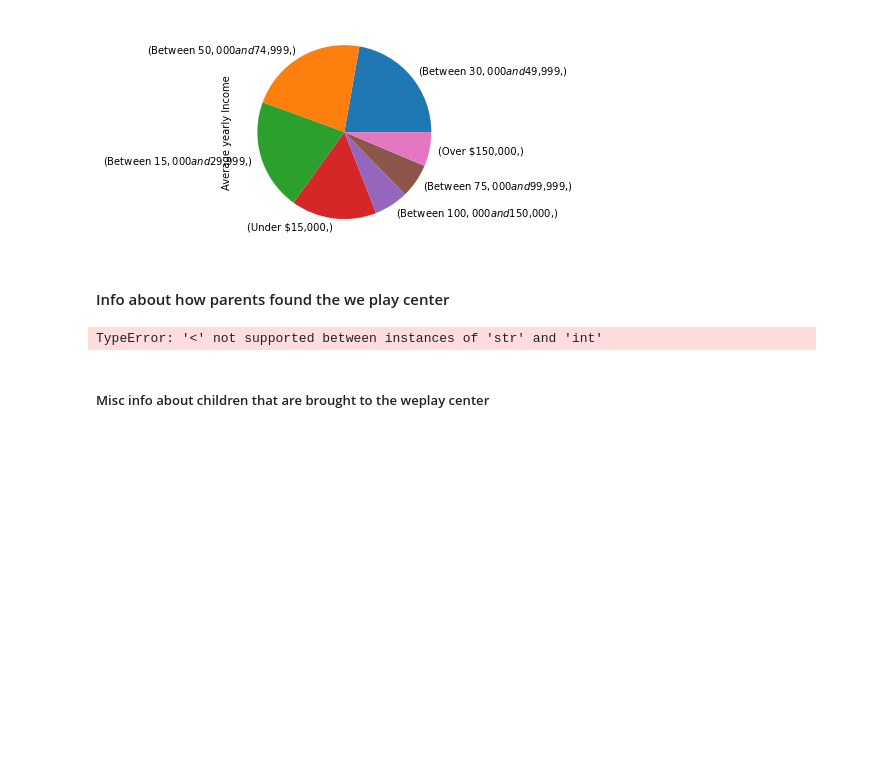
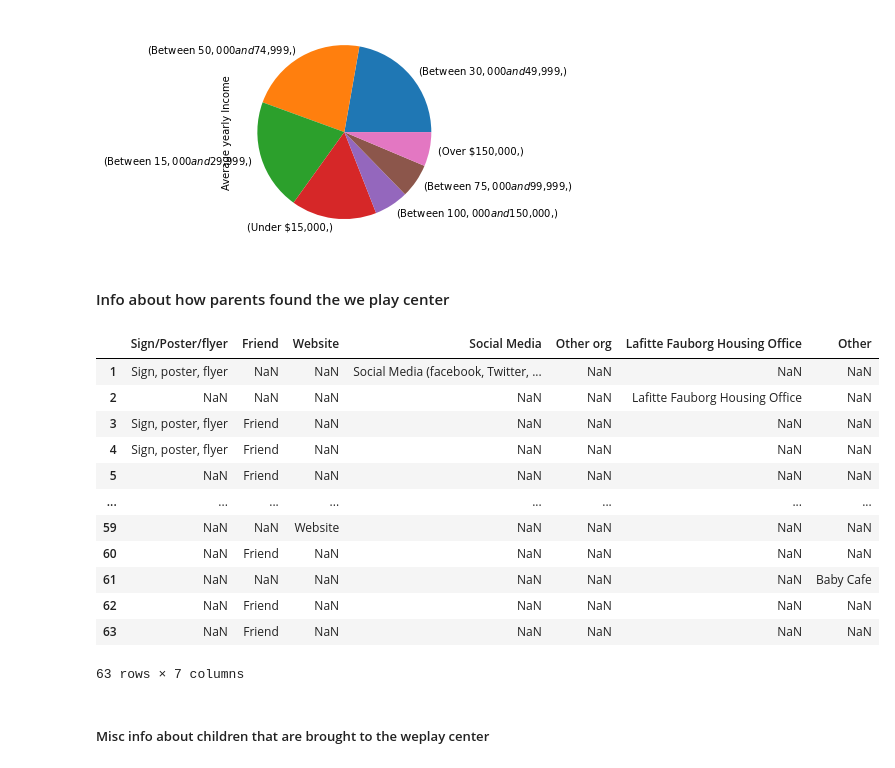
Before and after one commit to renarepenning/weplaynoladata, a Jupyter notebook: MilestoneTwo.ipynb, the cells around one changed output. Drawn from its saved outputs; the diff is of its cells as text; code cells hidden in the pictures; blank space fills up the shorter version.

```diff
--- a/MilestoneTwo.ipynb
+++ b/MilestoneTwo.ipynb
@@ -84,13 +84,25 @@ adult_FD["Avg_Income"].value_counts().plot.pie(y="Avg_Income", ylabel="Average y
 # %%
 ## DF with info on how they found WPC
 cols = ["Sign/Poster/flyer", "Friend", "Website", "Social Media", "Other org", "Lafitte Fauborg Housing Office", "Other"]
 
 how_found_WPC = familySurveyDf.iloc[1:, 10:17]
 how_found_WPC.columns = [cols]
 
-how_found_WPC.plot.pie(ylabel="How did you discover WePlay", subplots=True, autopct='%1.1f%%')
+how_found_WPC#.plot.pie(ylabel="How did you discover WePlay", subplots=True, autopct='%1.1f%%')
 # %% [output]
+|  | Sign/Poster/flyer | Friend | Website | Social Media | Other org | Lafitte Fauborg Housing Office | Other |
+| 1 | Sign, poster, flyer | NaN | NaN | Social Media (facebook, Twitter, ... | NaN | NaN | NaN |
+| 2 | NaN | NaN | NaN | NaN | NaN | Lafitte Fauborg Housing Office | NaN |
+| 3 | Sign, poster, flyer | Friend | NaN | NaN | NaN | NaN | NaN |
+| 4 | Sign, poster, flyer | Friend | NaN | NaN | NaN | NaN | NaN |
+| 5 | NaN | Friend | NaN | NaN | NaN | NaN | NaN |
+| ... | ... | ... | ... | ... | ... | ... | ... |
+| 59 | NaN | NaN | Website | NaN | NaN | NaN | NaN |
+| 60 | NaN | Friend | NaN | NaN | NaN | NaN | NaN |
+| 61 | NaN | NaN | NaN | NaN | NaN | NaN | Baby Cafe |
+| 62 | NaN | Friend | NaN | NaN | NaN | NaN | NaN |
+| 63 | NaN | Friend | NaN | NaN | NaN | NaN | NaN |
-TypeError: '<' not supported between instances of 'str' and 'int'
+63 rows × 7 columns
 # %% [markdown]
 ##### Misc info about children that are brought to the weplay center
 # %%
```
Also changed, not shown: parts of 5 cells of this notebook.
